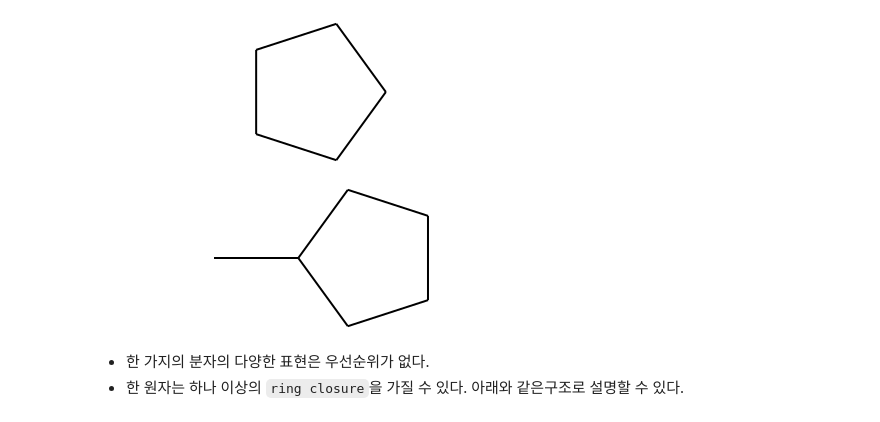
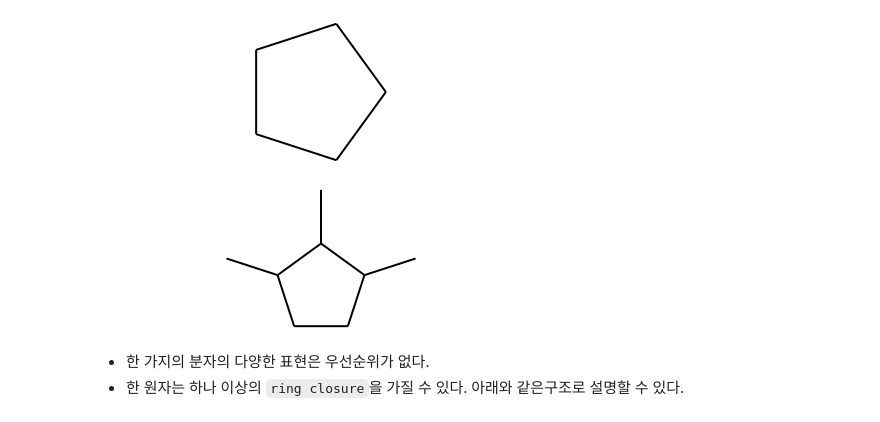
Before and after one commit to LimYeongJun/Jump-to-python, a Jupyter notebook: smiles.ipynb, the cells around one changed output. Cells and saved outputs as stored; diff of their text form; code cells hidden in the pictures.

```diff
--- a/smiles.ipynb
+++ b/smiles.ipynb
@@ -139,10 +139,10 @@ m
 # %% [output]
 [figure]
 # %%
-m = Chem.MolFromSmiles('C1CCC(C)C1')
+m = Chem.MolFromSmiles('C1C(C)C(C)C(C)C1')
 m
 # %% [output]
-[figure, old version]
+[figure, new version]
 # %% [markdown]
 - 한 가지의 분자의 다양한 표현은 우선순위가 없다.
 - 한 원자는 하나 이상의 `ring closure`을 가질 수 있다. 아래와 같은구조로 설명할 수 있다.
```
Also changed, not shown: parts of 11 cells of this notebook.
